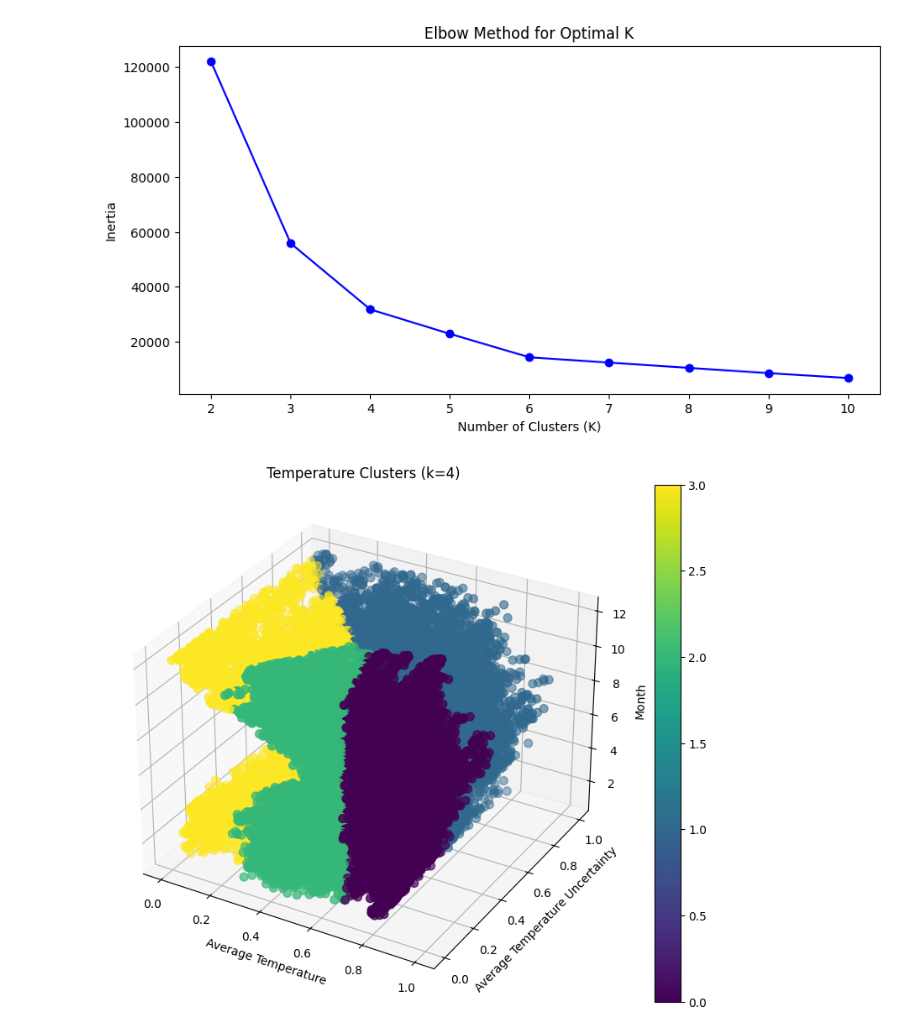
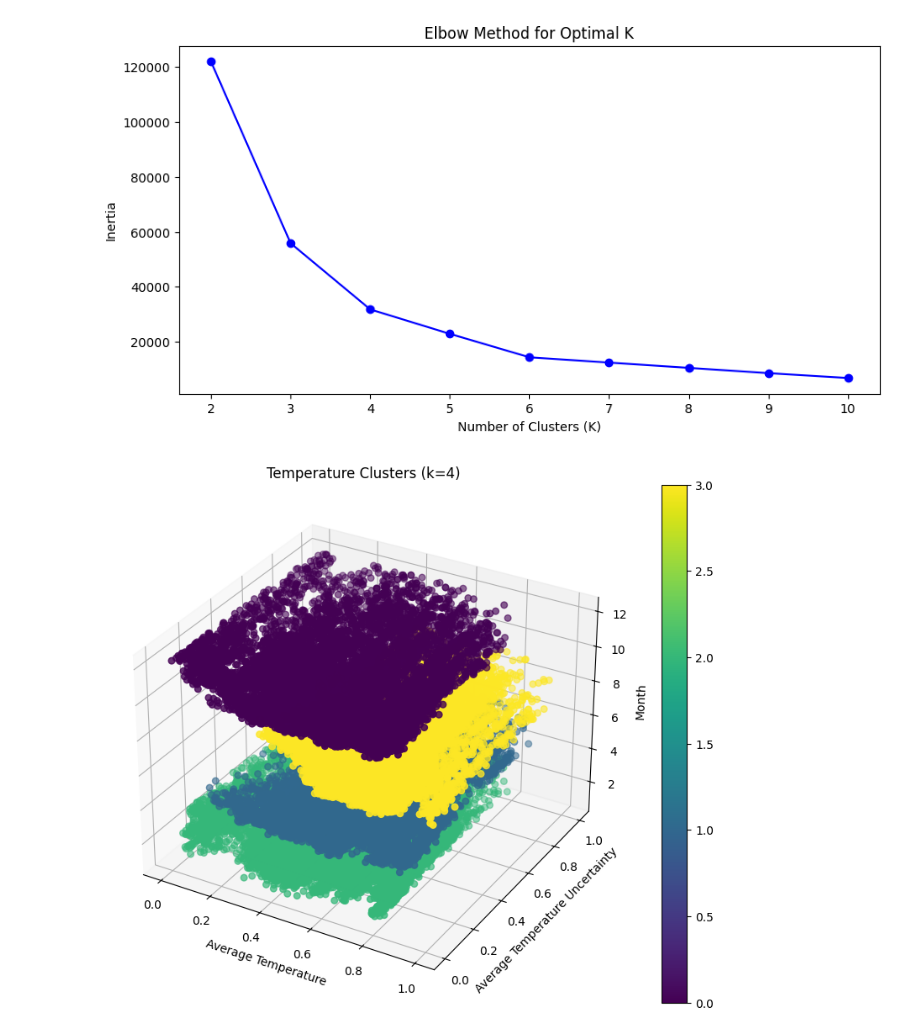
Before and after one commit to RubaEgbaria/Data-Mining, a Jupyter notebook: Assignment_1_Data_mining_Part_3_.ipynb, the cells around one changed output. Cells and saved outputs as stored; diff of their text form; code cells hidden in the pictures.

```diff
--- a/Assignment_1_Data_mining_Part_3_.ipynb
+++ b/Assignment_1_Data_mining_Part_3_.ipynb
@@ -822,23 +822,27 @@ plt.show()
 # %%
 # 3D clustering, since we got 3 features here
 
-fig = plt.figure(figsize=(10, 8))
+# K-means clustering
+kmeans = KMeans(n_clusters=4, random_state=42)
+similarTemps['TempCluster'] = kmeans.fit_predict(similarTemps[['AverageTemperature', 'AverageTemperatureUncertainty', 'month']])
+
+fig = plt.figure(figsize=(12, 8))
 ax = fig.add_subplot(111, projection='3d')
 
 # Scatter plot in 3D with color coding by cluster
 scatter = ax.scatter(similarTemps['AverageTemperature'],
                      similarTemps['AverageTemperatureUncertainty'],
                      similarTemps['month'],
                      c=similarTemps['TempCluster'],
-                     cmap='viridis', s=50)
+                     cmap='viridis', s=30)
 
 ax.set_xlabel('Average Temperature')
 ax.set_ylabel('Average Temperature Uncertainty')
 ax.set_zlabel('Month')
 ax.set_title(f'Temperature Clusters (k={4})')
 
 plt.colorbar(scatter)
 
 plt.show()
 # %% [output]
-[figure, old version]
+[figure, new version]
```
